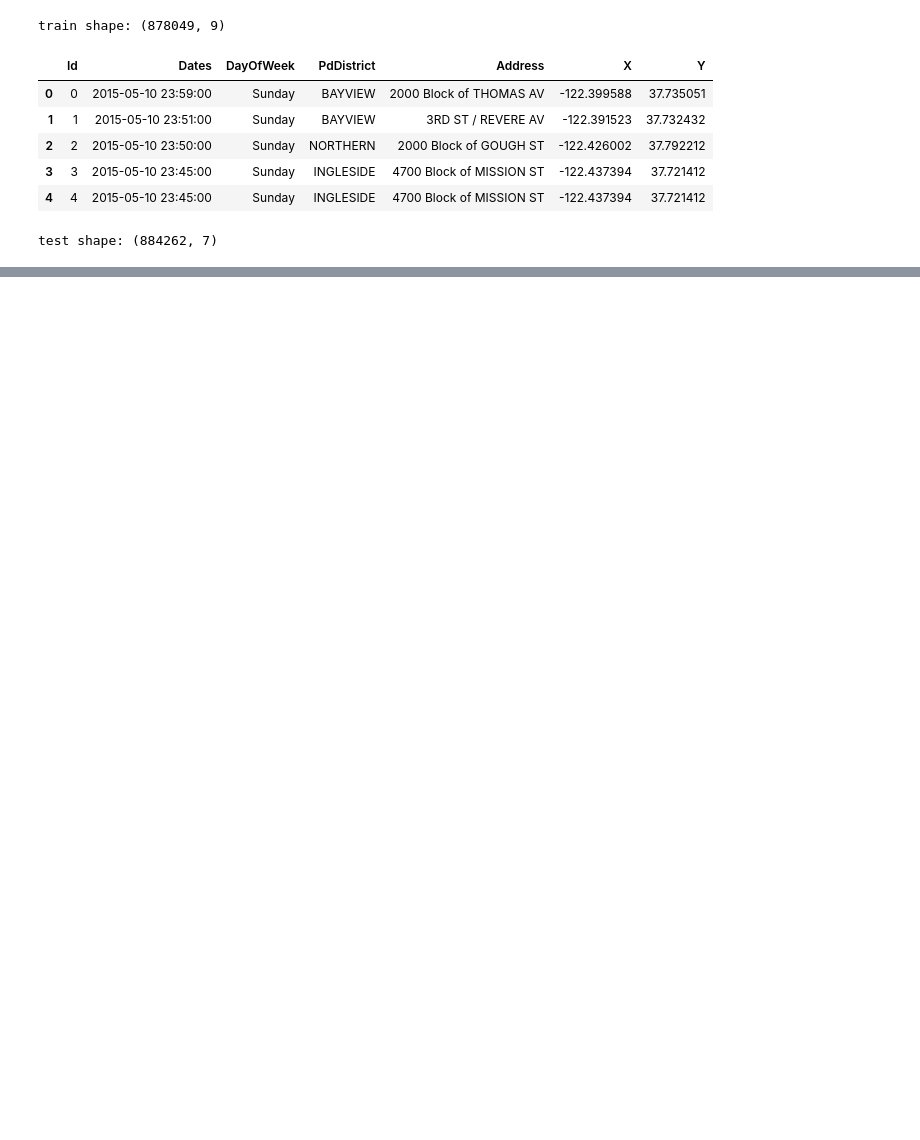
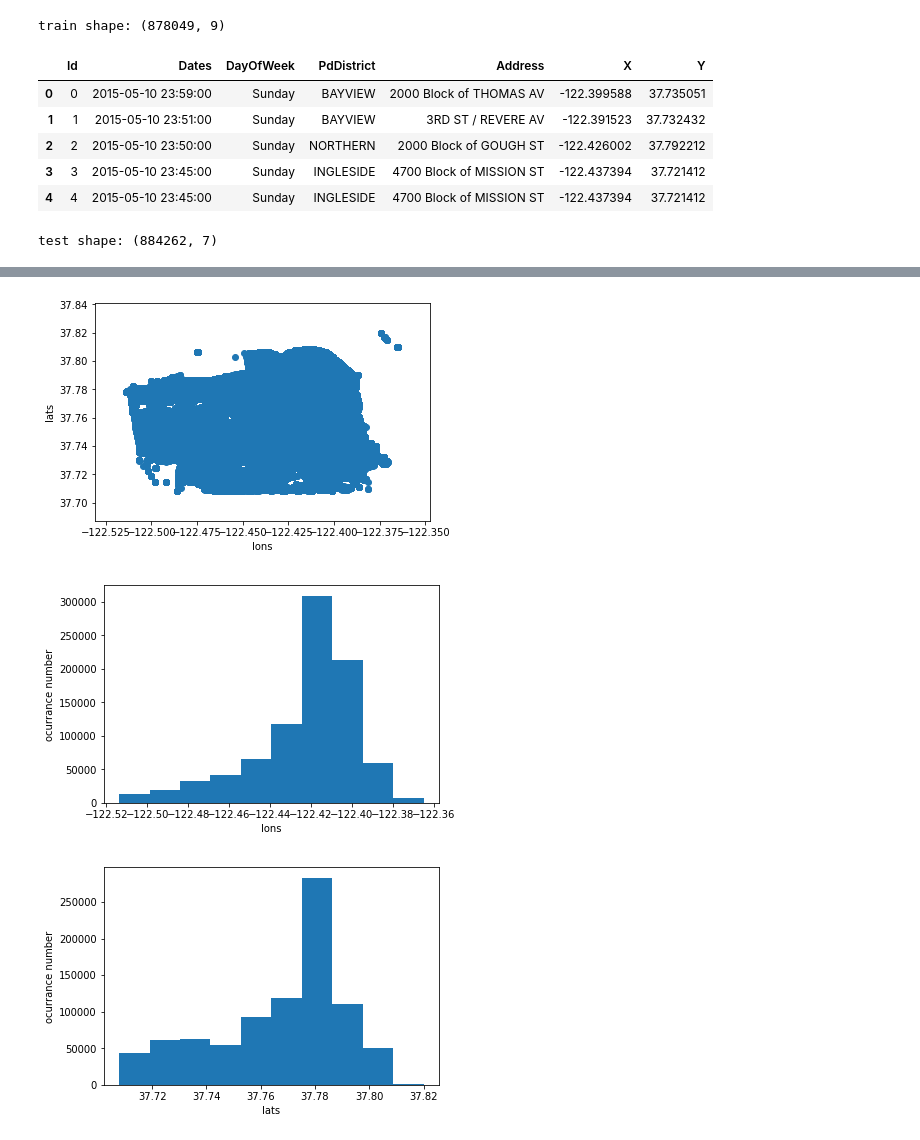
Before and after one commit to yousefzook/Crime-Classification-ML, a Jupyter notebook: San Francisco Crime Classification.ipynb, the cells around one changed output, grey strips where cells are left out. Drawn from its saved outputs; the diff is of its cells as text; code cells hidden in the pictures; blank space fills up the shorter version.

```diff
--- a/San Francisco Crime Classification.ipynb
+++ b/San Francisco Crime Classification.ipynb
@@ -51,0 +97,6 @@ pandas.core.series.Series
+# %%
+# eliminate rows with latitudes out of San Francisco range
+train_df = train_df.drop(train_df[(train_df['Y'] > 37.84) | (train_df['Y'] < 37.7)].index)
+# eliminate rows with longitudes out of San Francisco range
+train_df = train_df.drop(train_df[((train_df['X'] > -122.32) | (train_df['X'] < -122.52))].index)
+train_df.describe()
@@ -51,0 +113,20 @@ pandas.core.series.Series
+# %%
+new_lons = train_df['X'] # longitudes
+new_lats = train_df['Y'] # latitudes
+
+plt.scatter(new_lons, new_lats)
+plt.xlabel('lons')
+plt.ylabel('lats')
+plt.show()
+plt.hist(new_lons)
+plt.xlabel('lons')
+plt.ylabel('ocurrance number')
+plt.show()
+plt.hist(new_lats)
+plt.xlabel('lats')
+plt.ylabel('ocurrance number')
+plt.show()
+# %% [output]
+[figure, added]
+[figure, added]
+[figure, added]
```
Also changed, not shown: parts of 13 cells of this notebook, 1 other file.
